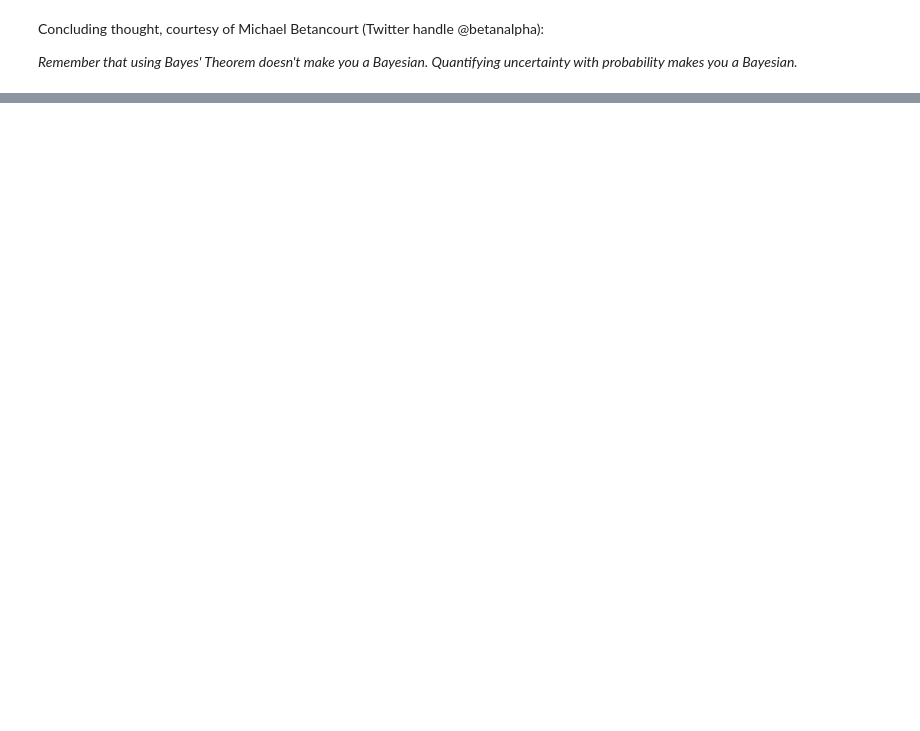
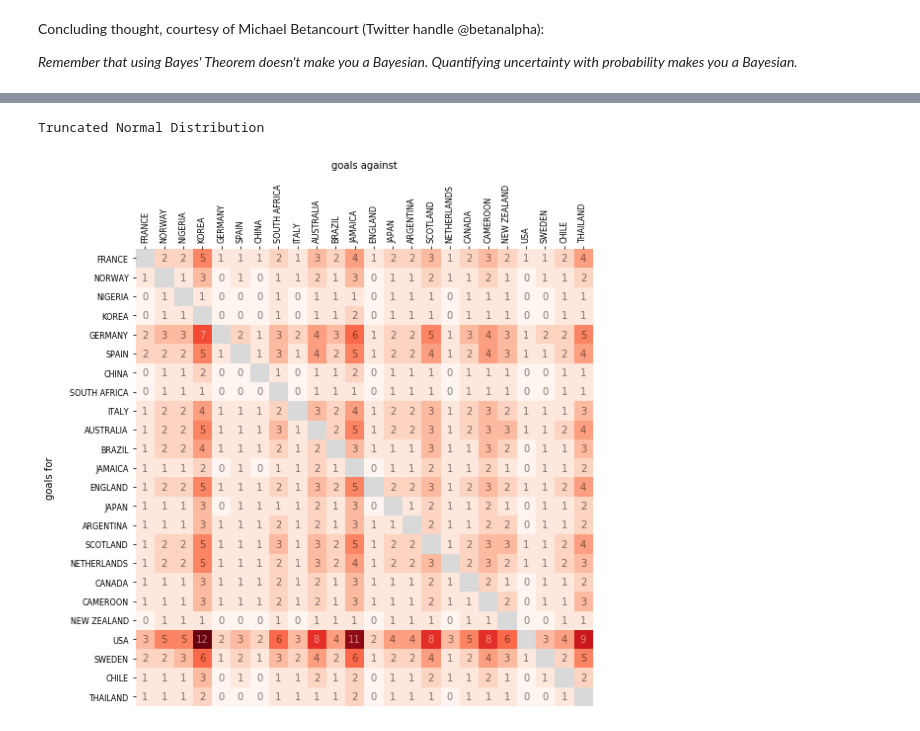
Before and after one commit to dgmiller/fifa-world-cup, a Jupyter notebook: tutorial.ipynb, the cells around one changed output, grey strips where cells are left out. Drawn from its saved outputs; the diff is of its cells as text; code cells hidden in the pictures; blank space fills up the shorter version.

```diff
--- a/tutorial.ipynb
+++ b/tutorial.ipynb
@@ -229,0 +252,6 @@ Concluding thought, courtesy of Michael Betancourt (Twitter handle @betanalpha):
+# %%
+print("Truncated Normal Distribution")
+vis.plot_goal_matrix(np.round(EG_poisson2.mean(axis=0)))
+# %% [output]
+Truncated Normal Distribution
+[figure, added]
```
Also changed, not shown: parts of 39 cells of this notebook, 6 other files.
